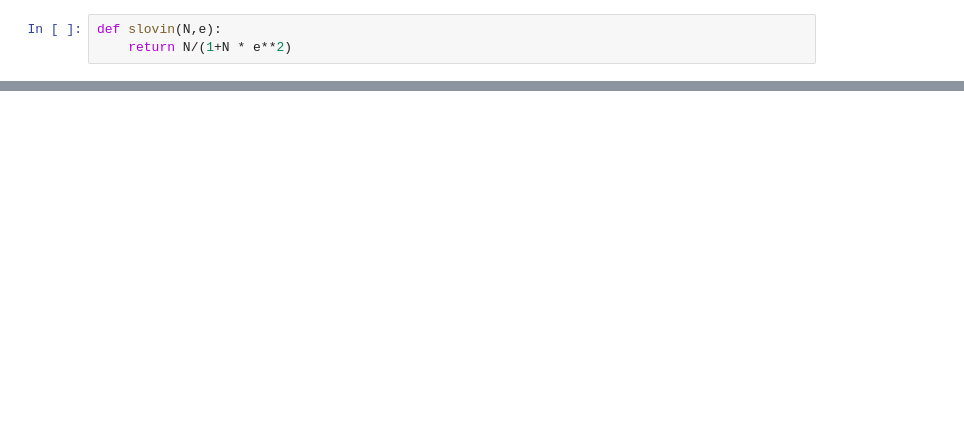
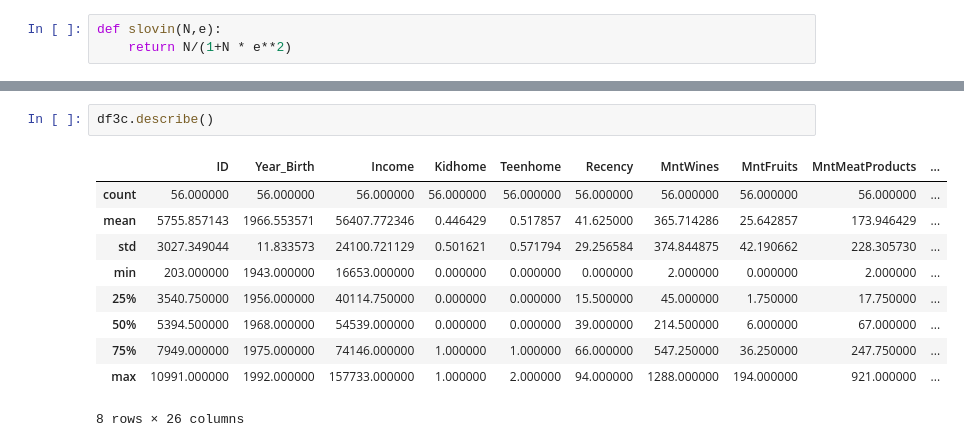
Before and after one commit to dsdayat/Assignment-DS-Day-7-Dibimbing, a Jupyter notebook: HW_HTnc_Agus_Nur_Hidayat.ipynb, the cells around one changed output, grey strips where cells are left out. Drawn from its saved outputs; the diff is of its cells as text; blank space fills up the shorter version.

```diff
--- a/HW_HTnc_Agus_Nur_Hidayat.ipynb
+++ b/HW_HTnc_Agus_Nur_Hidayat.ipynb
@@ -57,0 +287,13 @@ education berpengaruh terhadap income
+# %%
+df3c.describe()
+# %% [output]
+|  | ID | Year_Birth | Income | Kidhome | Teenhome | Recency | MntWines | MntFruits | MntMeatProducts | ... |
+| count | 56.000000 | 56.000000 | 56.000000 | 56.000000 | 56.000000 | 56.000000 | 56.000000 | 56.000000 | 56.000000 | ... |
+| mean | 5755.857143 | 1966.553571 | 56407.772346 | 0.446429 | 0.517857 | 41.625000 | 365.714286 | 25.642857 | 173.946429 | ... |
+| std | 3027.349044 | 11.833573 | 24100.721129 | 0.501621 | 0.571794 | 29.256584 | 374.844875 | 42.190662 | 228.305730 | ... |
+| min | 203.000000 | 1943.000000 | 16653.000000 | 0.000000 | 0.000000 | 0.000000 | 2.000000 | 0.000000 | 2.000000 | ... |
+| 25% | 3540.750000 | 1956.000000 | 40114.750000 | 0.000000 | 0.000000 | 15.500000 | 45.000000 | 1.750000 | 17.750000 | ... |
+| 50% | 5394.500000 | 1968.000000 | 54539.000000 | 0.000000 | 0.000000 | 39.000000 | 214.500000 | 6.000000 | 67.000000 | ... |
+| 75% | 7949.000000 | 1975.000000 | 74146.000000 | 1.000000 | 1.000000 | 66.000000 | 547.250000 | 36.250000 | 247.750000 | ... |
+| max | 10991.000000 | 1992.000000 | 157733.000000 | 1.000000 | 2.000000 | 94.000000 | 1288.000000 | 194.000000 | 921.000000 | ... |
+8 rows × 26 columns
```
Also changed, not shown: parts of 32 cells of this notebook.
